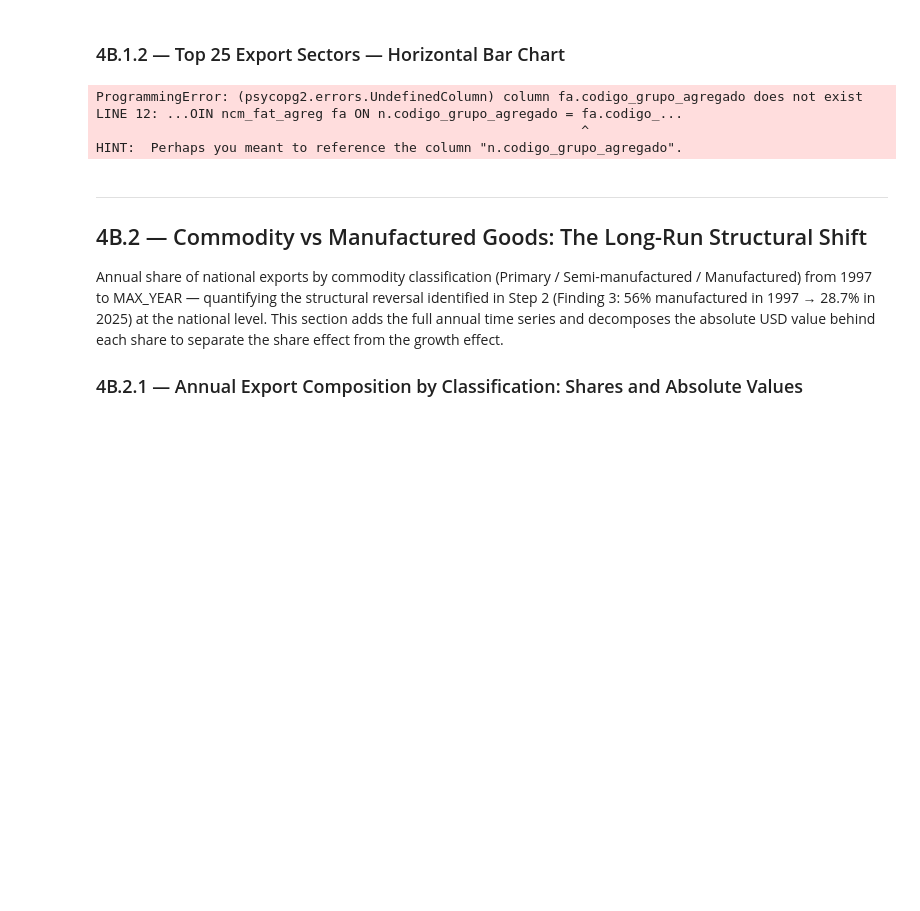
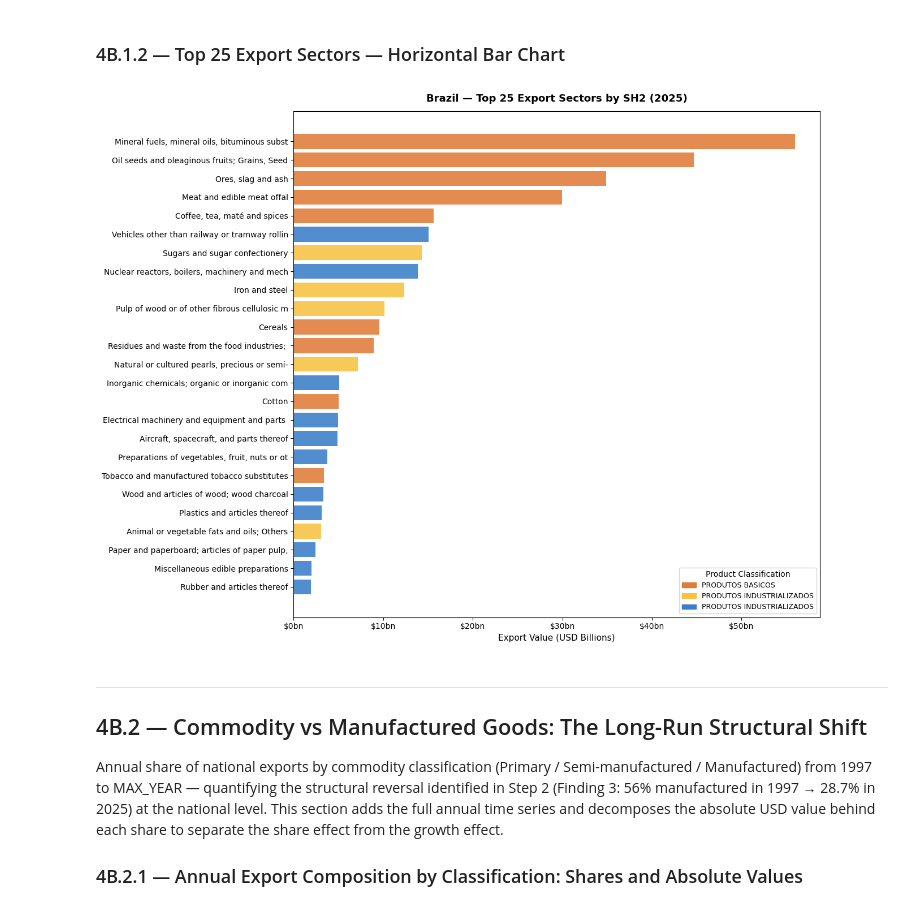
Before and after one commit to Eduardo-kohn/brazil-state-trade-analysis, a Jupyter notebook: SRC/Analysis/step4b_product_complexity_diversification.ipynb, the cells around one changed output. Drawn from its saved outputs; the diff is of its cells as text; code cells hidden in the pictures; blank space fills up the shorter version.

```diff
--- a/SRC/Analysis/step4b_product_complexity_diversification.ipynb
+++ b/SRC/Analysis/step4b_product_complexity_diversification.ipynb
@@ -239,51 +365,70 @@ The CAGR column identifies which sectors have structurally expanded versus which
 # %%
 ## Horizontal bar chart — top 25 SH2 sectors by export value, coloured by commodity classification
 ## ncm_fat_agreg category: 1=Primary, 2=Semi-manufactured, 3=Manufactured, 4=Special Transactions
 
 query_fat_agreg = f"""
     WITH sh2_agg AS (
         SELECT
             sh.codigo_sh2,
-            MAX(sh.descricao_sh2_ing)               AS sh2_desc,
-            fa.codigo_grupo_agregado                AS fat_cat,
-            MAX(fa.descricao_grupo_agregado_ing)     AS fat_label,
-            SUM(e."VL_FOB")                         AS vl_fob
+            MAX(sh.descricao_sh2_ing)   AS sh2_desc,
+            fa.codigo_fat_agreg         AS fat_cat,
+            MAX(fa.categoria_agregada)  AS fat_label,
+            SUM(e."VL_FOB")             AS vl_fob
         FROM exp e
-        JOIN ncm n    ON e."CO_NCM"     = n.codigo_ncm
+        JOIN ncm n     ON e."CO_NCM"    = n.codigo_ncm
         JOIN ncm_sh sh ON n.codigo_sh6  = sh.codigo_sh6
-        LEFT JOIN ncm_fat_agreg fa ON n.codigo_grupo_agregado = fa.codigo_grupo_agregado
+        JOIN ncm_fat_agreg fa ON n.codigo_grupo_agregado = fa.codigo_fat_agreg
         WHERE e."CO_ANO" = {MAX_YEAR}
-          AND fa.codigo_grupo_agregado IN (1, 2, 3)
-        GROUP BY sh.codigo_sh2, fa.codigo_grupo_agregado
+          AND fa.codigo_fat_agreg IN (1, 2, 3)
+        GROUP BY sh.codigo_sh2, fa.codigo_fat_agreg
+    ),
+    sh2_total AS (
+        -- Total value per SH2 across all classifications
+        SELECT codigo_sh2, SUM(vl_fob) AS total_fob
+        FROM sh2_agg
+        GROUP BY codigo_sh2
+    ),
+    sh2_dominant AS (
+        -- Keep only the dominant fat_cat per SH2 (highest value)
+        SELECT DISTINCT ON (s.codigo_sh2)
+            s.codigo_sh2,
+            s.sh2_desc,
+            s.fat_cat,
+            s.fat_label,
+            t.total_fob AS vl_fob
+        FROM sh2_agg s
+        JOIN sh2_total t ON s.codigo_sh2 = t.codigo_sh2
+        ORDER BY s.codigo_sh2, s.vl_fob DESC
     )
-    SELECT * FROM sh2_agg ORDER BY vl_fob DESC LIMIT 25;
+    SELECT * FROM sh2_dominant
+    ORDER BY vl_fob DESC
+    LIMIT 25;
 """
 
 df_chart = pd.read_sql(query_fat_agreg, engine)
 df_chart['vl_fob_bn'] = df_chart['vl_fob'] / 1e9
 df_chart = df_chart.sort_values('vl_fob_bn', ascending=True)
 
-fat_colours = {1: '#e07b39', 2: '#f5c242', 3: '#3a7dc9'}
-fat_labels  = {1: 'Primary Commodity', 2: 'Semi-manufactured', 3: 'Manufactured'}
-
-bar_colours = df_chart['fat_cat'].map(fat_colours).fillna('#aaaaaa')
+fat_colours   = {1: '#e07b39', 2: '#f5c242', 3: '#3a7dc9'}
+fat_label_map = df_chart.set_index('fat_cat')['fat_label'].to_dict()
+bar_colours   = df_chart['fat_cat'].map(fat_colours).fillna('#aaaaaa')
+legend_handles = [
+    mpatches.Patch(color=fat_colours[k], label=fat_label_map.get(k, str(k)))
+    for k in sorted(fat_colours)
+    if k in fat_label_map
+]
 
 fig, ax = plt.subplots(figsize=(13, 10))
 ax.barh(df_chart['sh2_desc'].str[:45], df_chart['vl_fob_bn'], color=bar_colours, alpha=0.88)
 ax.set_xlabel('Export Value (USD Billions)', fontsize=11)
 ax.xaxis.set_major_formatter(mticker.FormatStrFormatter('\$%.0fbn'))
 ax.set_title(f'Brazil — Top 25 Export Sectors by SH2 ({MAX_YEAR})', fontsize=13, fontweight='bold', pad=12)
-
-legend_handles = [mpatches.Patch(color=c, label=fat_labels[k]) for k, c in fat_colours.items()]
 ax.legend(handles=legend_handles, title='Product Classification', fontsize=9, loc='lower right')
 plt.tight_layout()
 plt.savefig('output_4b_1_2_top25_sectors.png', dpi=150, bbox_inches='tight')
 plt.show()
 # %% [output]
-ProgrammingError: (psycopg2.errors.UndefinedColumn) column fa.codigo_grupo_agregado does not exist
-LINE 12: ...OIN ncm_fat_agreg fa ON n.codigo_grupo_agregado = fa.codigo_...
-                                                              ^
-HINT:  Perhaps you meant to reference the column "n.codigo_grupo_agregado".
+[figure, added]
 # %% [markdown]
 ---
 ## 4B.2 — Commodity vs Manufactured Goods: The Long-Run Structural Shift
```
Also changed, not shown: parts of 27 cells of this notebook.
